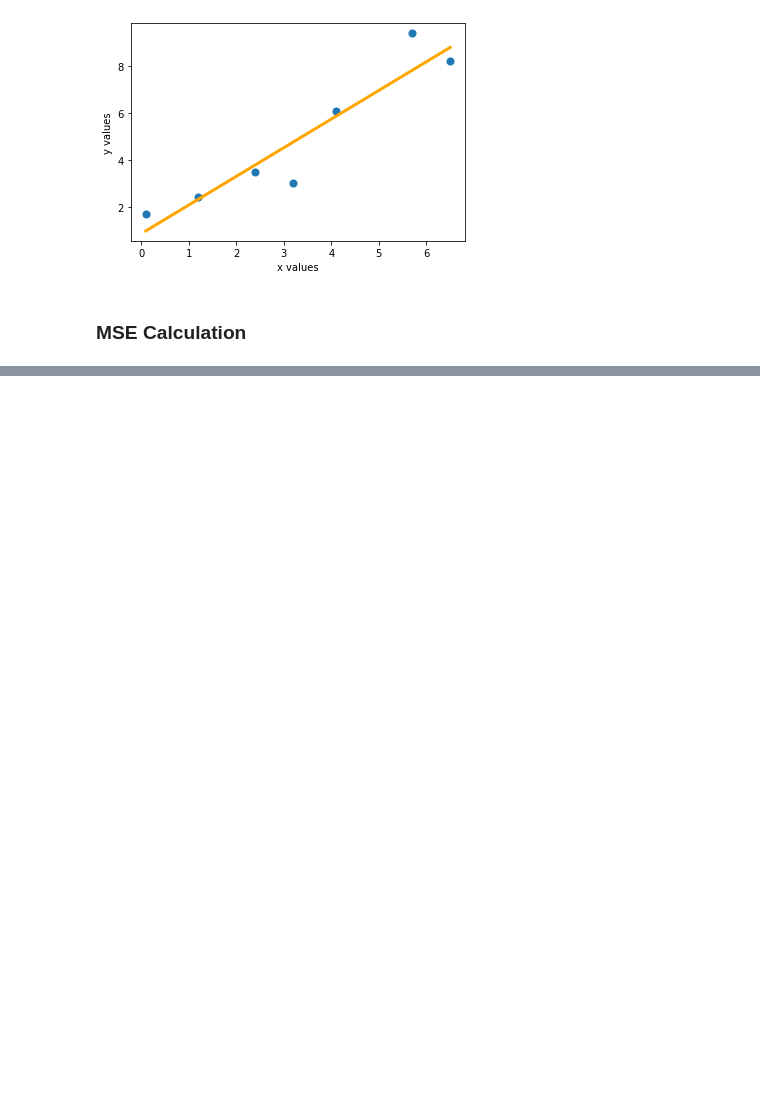
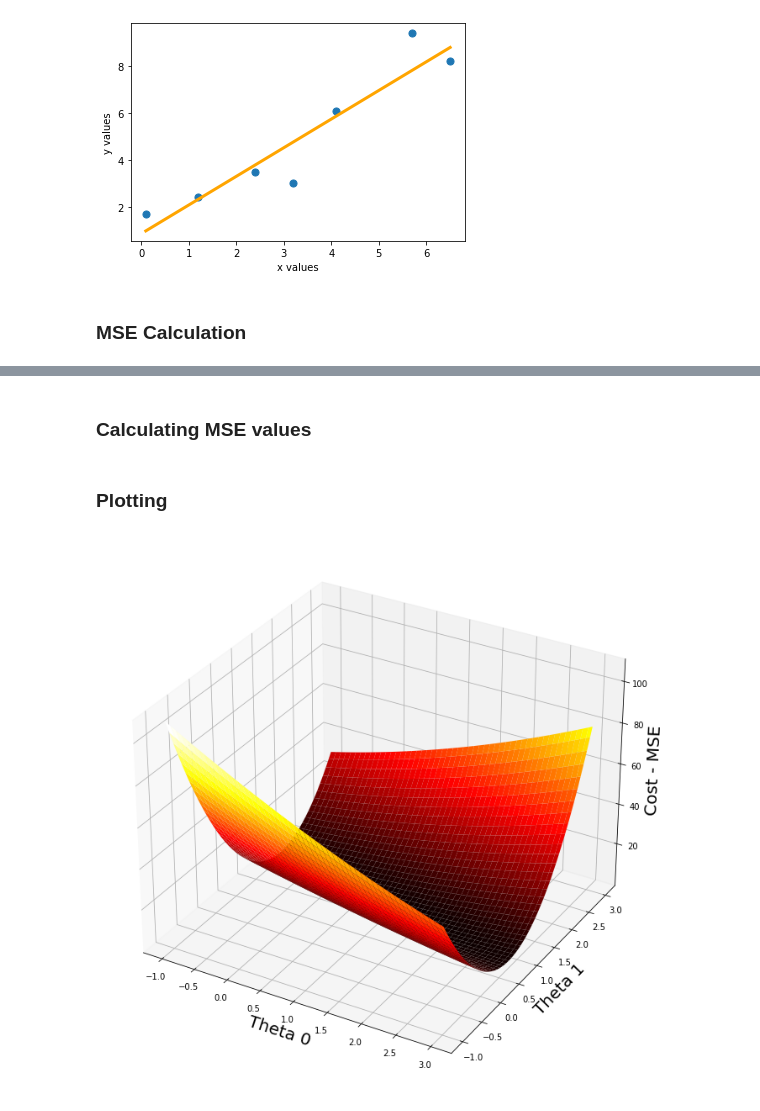
Before and after one commit to BalazsSzekeres/gradiant-descent-sample, a Jupyter notebook: src/gradient_descent_jn.ipynb, the cells around one changed output, grey strips where cells are left out. Saved outputs shown, nothing was run; the diff lists cells and outputs as text; code cells hidden in the pictures; blank space fills up the shorter version.

```diff
--- a/src/gradient_descent_jn.ipynb
+++ b/src/gradient_descent_jn.ipynb
@@ -368,0 +371,29 @@ MSE regression is 0.9479655759794575
+# %%
+nr_thetas = 200
+th_0 = np.linspace(start=-1, stop=3, num=nr_thetas)
+th_1 = np.linspace(start=-1, stop=3, num=nr_thetas)
+plot_t0, plot_t1 = np.meshgrid(th_0, th_1)
+# %% [markdown]
+### Calculating MSE values
+# %%
+plot_cost = np.zeros((nr_thetas,nr_thetas))
+
+for i in range(nr_thetas):
+    for j in range(nr_thetas):
+        #print(plot_t0[j][i])
+        y_hat = plot_t0[i][j] + plot_t1[i][j]*x_5
+        plot_cost[i][j] = mse(y_5, y_hat)
+# %% [markdown]
+### Plotting
+# %%
+fig = plt.figure(figsize=[16, 12])
+ax = fig.gca(projection='3d')
+
+ax.set_xlabel('Theta 0', fontsize=20)
+ax.set_ylabel('Theta 1', fontsize=20)
+ax.set_zlabel('Cost - MSE', fontsize=20)
+
+ax.plot_surface(plot_t0, plot_t1, plot_cost, cmap=cm.hot)
+plt.show()
+# %% [output]
+[figure, added]
```
Also changed, not shown: parts of 4 cells of this notebook.
